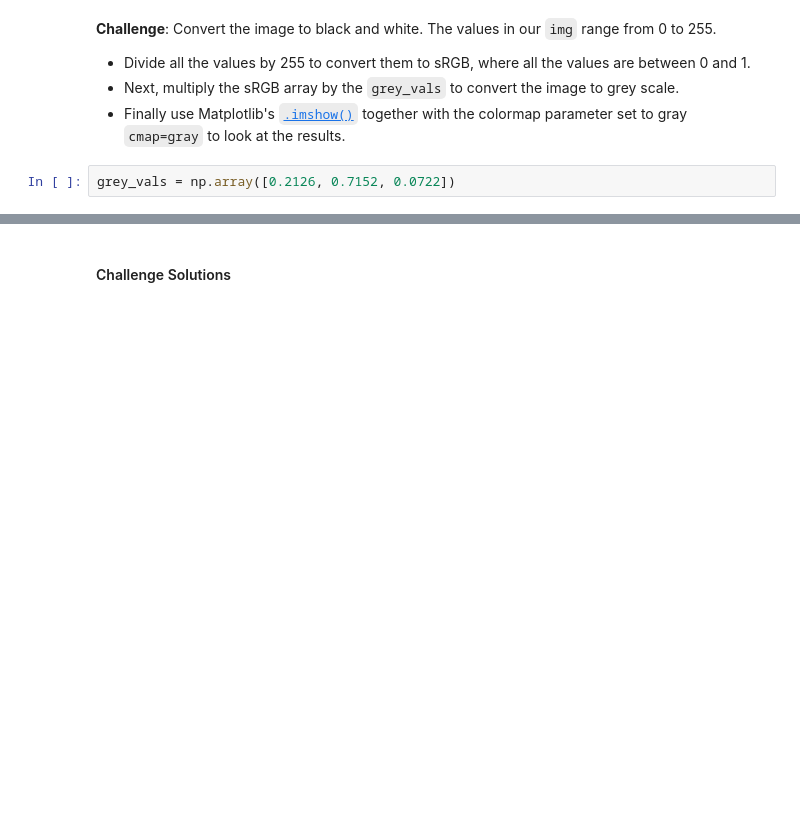
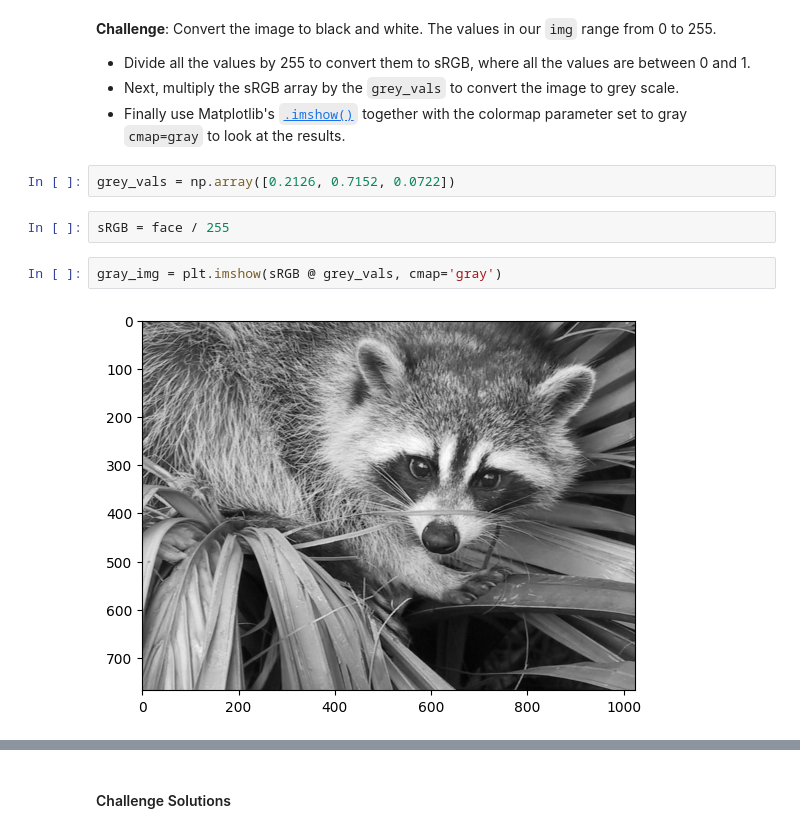
Before and after one commit to Xor01/NumPy-ImageManipulation, a Jupyter notebook: Computation_with_NumPy_and_N_Dimensional_Arrays.ipynb, the cells around one changed output, grey strips where cells are left out. Saved outputs shown, nothing was run; the diff lists cells and outputs as text; blank space fills up the shorter version.

Commit message:
convert racoon image to black and white

```diff
--- a/Computation_with_NumPy_and_N_Dimensional_Arrays.ipynb
+++ b/Computation_with_NumPy_and_N_Dimensional_Arrays.ipynb
@@ -324,6 +324,12 @@ array([[[121, 112, 131],
 * Finally use Matplotlib's [`.imshow()`](https://matplotlib.org/3.1.1/api/_as_gen/matplotlib.pyplot.imshow.html) together with the colormap parameter set to gray `cmap=gray` to look at the results.
 # %%
 grey_vals = np.array([0.2126, 0.7152, 0.0722])
+# %%
+sRGB = face / 255
+# %%
+gray_img = plt.imshow(sRGB @ grey_vals, cmap='gray')
+# %% [output]
+[figure, added]
 # %% [markdown]
 **Challenge**: Can you manipulate the images by doing some operations on the underlying ndarrays? See if you can change the values in the ndarray so that:
 
```
